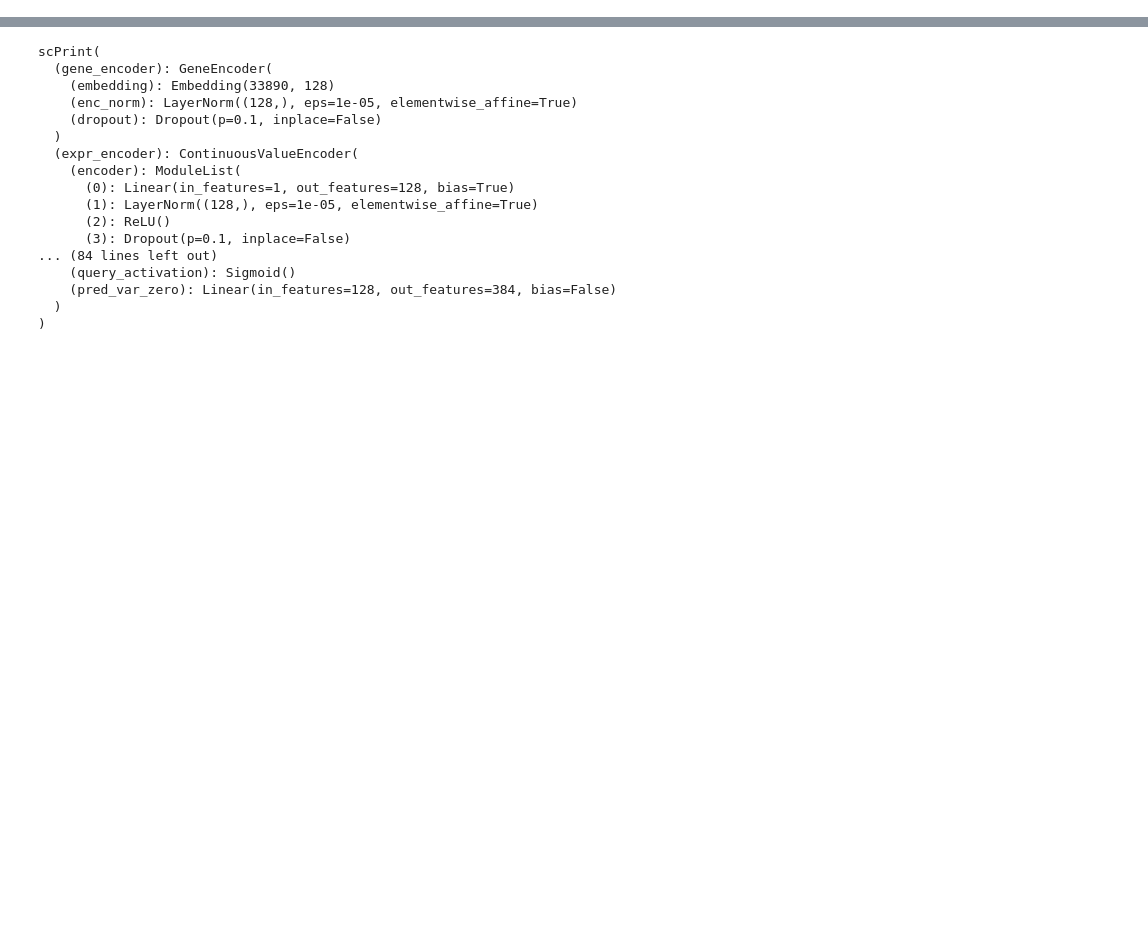
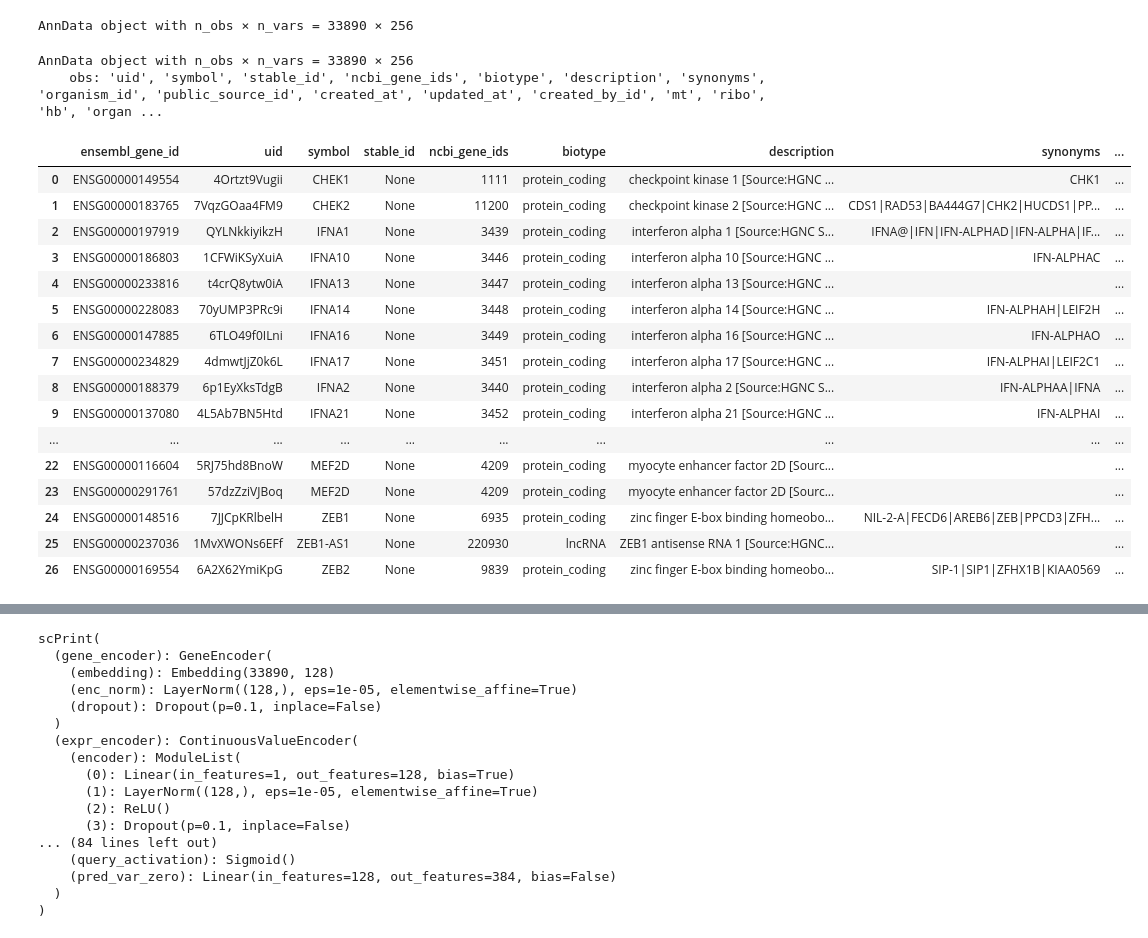
Before and after one commit to jkobject/scPRINT, a Jupyter notebook: notebooks/scprint_test.ipynb, the cells around one changed output, grey strips where cells are left out. Cells and saved outputs as stored; diff of their text form; code cells hidden in the pictures; blank space fills up the shorter version.

```diff
--- a/notebooks/scprint_test.ipynb
+++ b/notebooks/scprint_test.ipynb
@@ -90,0 +115,17 @@ perc test:  0.002277723412735242
+# %%
+from anndata import AnnData
+import scanpy as sc
+import numpy as np
+
+adata = AnnData(sembeddings.detach().numpy())
+#sc.pp.neighbors(adata)
+adata
+# %% [output]
+AnnData object with n_obs × n_vars = 33890 × 256
+# %%
+df = load_genes()
+adata.obs = df.loc[datamodule.genes]
+adata
+# %% [output]
+AnnData object with n_obs × n_vars = 33890 × 256
+    obs: 'uid', 'symbol', 'stable_id', 'ncbi_gene_ids', 'biotype', 'description', 'synonyms', 'organism_id', 'public_source_id', 'created_at', 'updated_at', 'created_by_id', 'mt', 'ribo', 'hb', 'organ ...
@@ -90,0 +134,21 @@ perc test:  0.002277723412735242
+# %%
+loc = adata.obs[adata.obs.symbol.str.startswith('MEF2') | adata.obs.symbol.str.startswith('IFNA') | adata.obs.symbol.str.startswith('ZEB') | adata.obs.symbol.str.startswith("CHEK")].sort_values(by="symbol").reset_index()
+loc
+# %% [output]
+|  | ensembl_gene_id | uid | symbol | stable_id | ncbi_gene_ids | biotype | description | synonyms | ... |
+| 0 | ENSG00000149554 | 4Ortzt9Vugii | CHEK1 | None | 1111 | protein_coding | checkpoint kinase 1 [Source:HGNC ... | CHK1 | ... |
+| 1 | ENSG00000183765 | 7VqzGOaa4FM9 | CHEK2 | None | 11200 | protein_coding | checkpoint kinase 2 [Source:HGNC ... | CDS1|RAD53|BA444G7|CHK2|HUCDS1|PP... | ... |
+| 2 | ENSG00000197919 | QYLNkkiyikzH | IFNA1 | None | 3439 | protein_coding | interferon alpha 1 [Source:HGNC S... | IFNA@|IFN|IFN-ALPHAD|IFN-ALPHA|IF... | ... |
+| 3 | ENSG00000186803 | 1CFWiKSyXuiA | IFNA10 | None | 3446 | protein_coding | interferon alpha 10 [Source:HGNC ... | IFN-ALPHAC | ... |
+| 4 | ENSG00000233816 | t4crQ8ytw0iA | IFNA13 | None | 3447 | protein_coding | interferon alpha 13 [Source:HGNC ... |  | ... |
+| 5 | ENSG00000228083 | 70yUMP3PRc9i | IFNA14 | None | 3448 | protein_coding | interferon alpha 14 [Source:HGNC ... | IFN-ALPHAH|LEIF2H | ... |
+| 6 | ENSG00000147885 | 6TLO49f0ILni | IFNA16 | None | 3449 | protein_coding | interferon alpha 16 [Source:HGNC ... | IFN-ALPHAO | ... |
+| 7 | ENSG00000234829 | 4dmwtJjZ0k6L | IFNA17 | None | 3451 | protein_coding | interferon alpha 17 [Source:HGNC ... | IFN-ALPHAI|LEIF2C1 | ... |
+| 8 | ENSG00000188379 | 6p1EyXksTdgB | IFNA2 | None | 3440 | protein_coding | interferon alpha 2 [Source:HGNC S... | IFN-ALPHAA|IFNA | ... |
+| 9 | ENSG00000137080 | 4L5Ab7BN5Htd | IFNA21 | None | 3452 | protein_coding | interferon alpha 21 [Source:HGNC ... | IFN-ALPHAI | ... |
+| ... | ... | ... | ... | ... | ... | ... | ... | ... | ... |
+| 22 | ENSG00000116604 | 5RJ75hd8BnoW | MEF2D | None | 4209 | protein_coding | myocyte enhancer factor 2D [Sourc... |  | ... |
+| 23 | ENSG00000291761 | 57dzZziVJBoq | MEF2D | None | 4209 | protein_coding | myocyte enhancer factor 2D [Sourc... |  | ... |
+| 24 | ENSG00000148516 | 7JJCpKRlbelH | ZEB1 | None | 6935 | protein_coding | zinc finger E-box binding homeobo... | NIL-2-A|FECD6|AREB6|ZEB|PPCD3|ZFH... | ... |
+| 25 | ENSG00000237036 | 1MvXWONs6EFf | ZEB1-AS1 | None | 220930 | lncRNA | ZEB1 antisense RNA 1 [Source:HGNC... |  | ... |
+| 26 | ENSG00000169554 | 6A2X62YmiKpG | ZEB2 | None | 9839 | protein_coding | zinc finger E-box binding homeobo... | SIP-1|SIP1|ZFHX1B|KIAA0569 | ... |
```
Also changed, not shown: parts of 18 cells of this notebook, 2 other files.
